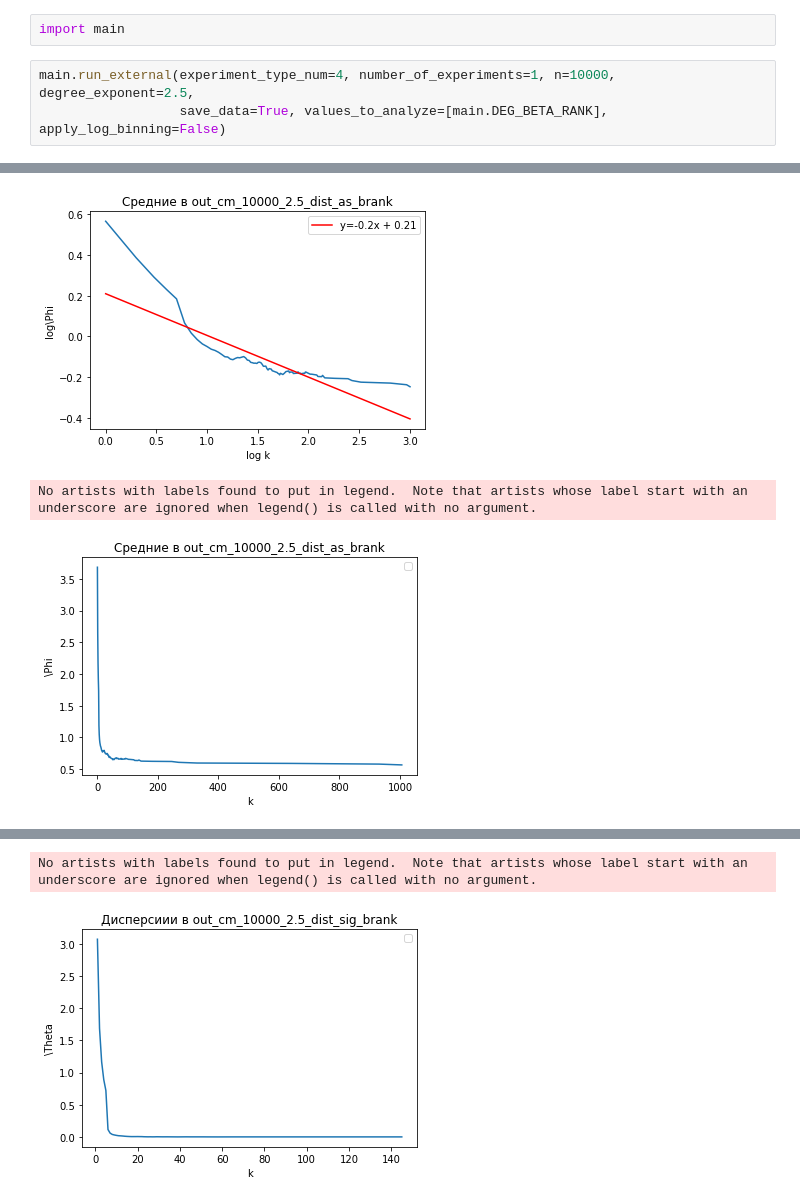
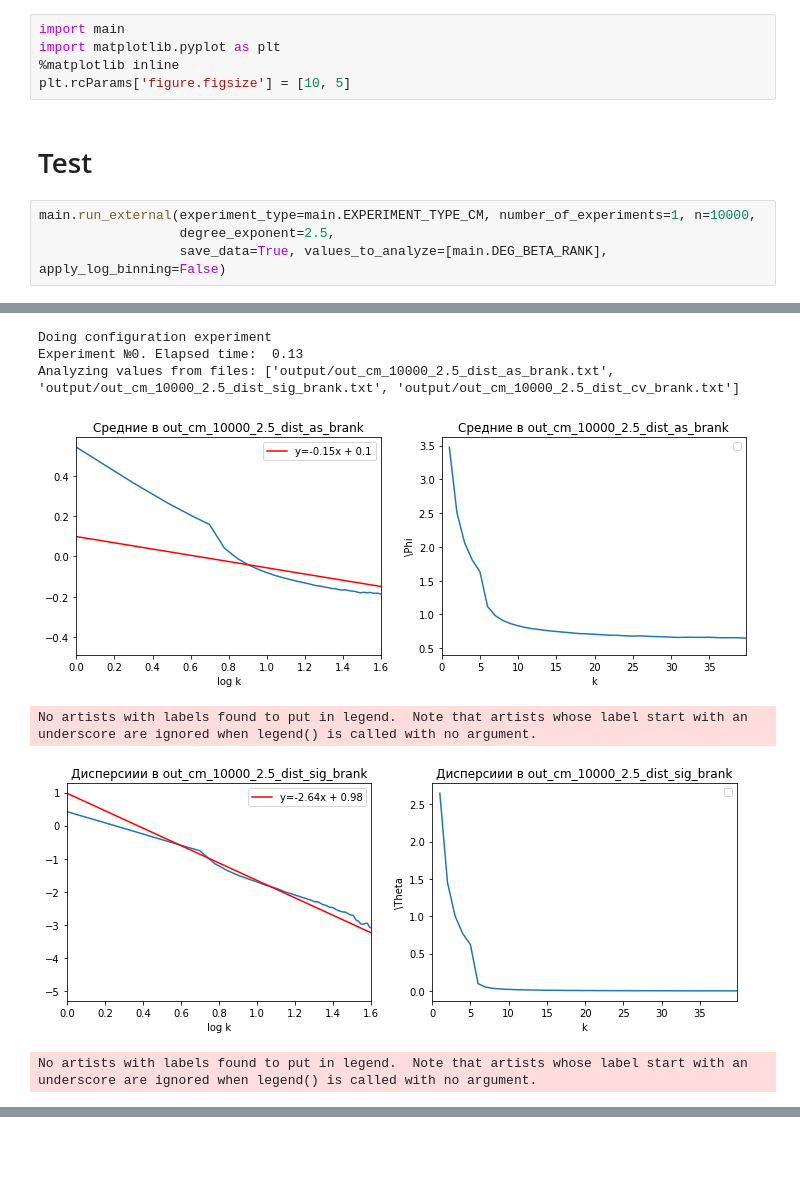
Before and after one commit to Alexflames/local-degree-asymmetry, a Jupyter notebook: main.ipynb, the cells around one changed output, grey strips where cells are left out. Saved outputs shown, nothing was run; the diff lists cells and outputs as text; blank space fills up the shorter version.

Commit message:
Experiment type refactor

```diff
--- a/main.ipynb
+++ b/main.ipynb
@@ -1,6 +1,12 @@
-# %%
-import main
+# %%
+import main
+import matplotlib.pyplot as plt
+%matplotlib inline
+plt.rcParams['figure.figsize'] = [10, 5]
+# %% [markdown]
+# Test
 # %%
-main.run_external(experiment_type_num=4, number_of_experiments=1, n=10000, degree_exponent=2.5,
+main.run_external(experiment_type=main.EXPERIMENT_TYPE_CM, number_of_experiments=1, n=10000,
+                  degree_exponent=2.5,
                   save_data=True, values_to_analyze=[main.DEG_BETA_RANK], apply_log_binning=False)
 # %% [output]
@@ -11,3 +14,7 @@ Analyzing values from files: ['output/out_cm_10000_2.5_dist_as_brank.txt', 'outp
+Doing configuration experiment
+Experiment №0. Elapsed time:  0.13
+Analyzing values from files: ['output/out_cm_10000_2.5_dist_as_brank.txt', 'output/out_cm_10000_2.5_dist_sig_brank.txt', 'output/out_cm_10000_2.5_dist_cv_brank.txt']
-[figure, old version]
+[figure, new version]
-No artists with labels found to put in legend.  Note that artists whose label start with an underscore are ignored when legend() is called with no argument.
+No artists with labels found to put in legend.  Note that artists whose label start with an underscore are ignored when legend() is called with no argument.
-[figure, old version]
+[figure, new version]
+No artists with labels found to put in legend.  Note that artists whose label start with an underscore are ignored when legend() is called with no argument.
@@ -15,2 +21,0 @@ No artists with labels found to put in legend.  Note that artists whose label st
-No artists with labels found to put in legend.  Note that artists whose label start with an underscore are ignored when legend() is called with no argument.
-[figure, removed]
```
Also changed, not shown: parts of 8 cells of this notebook, 1 other file.
